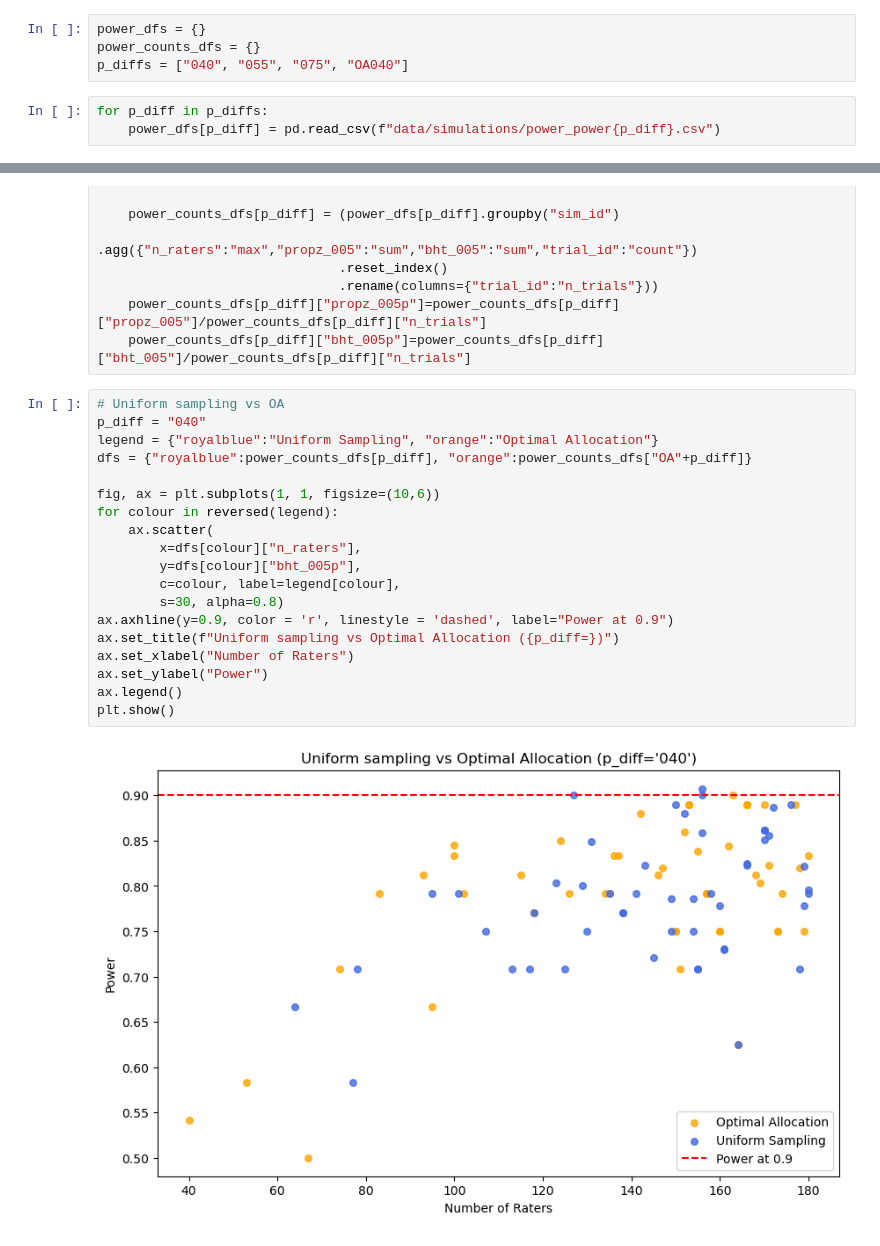
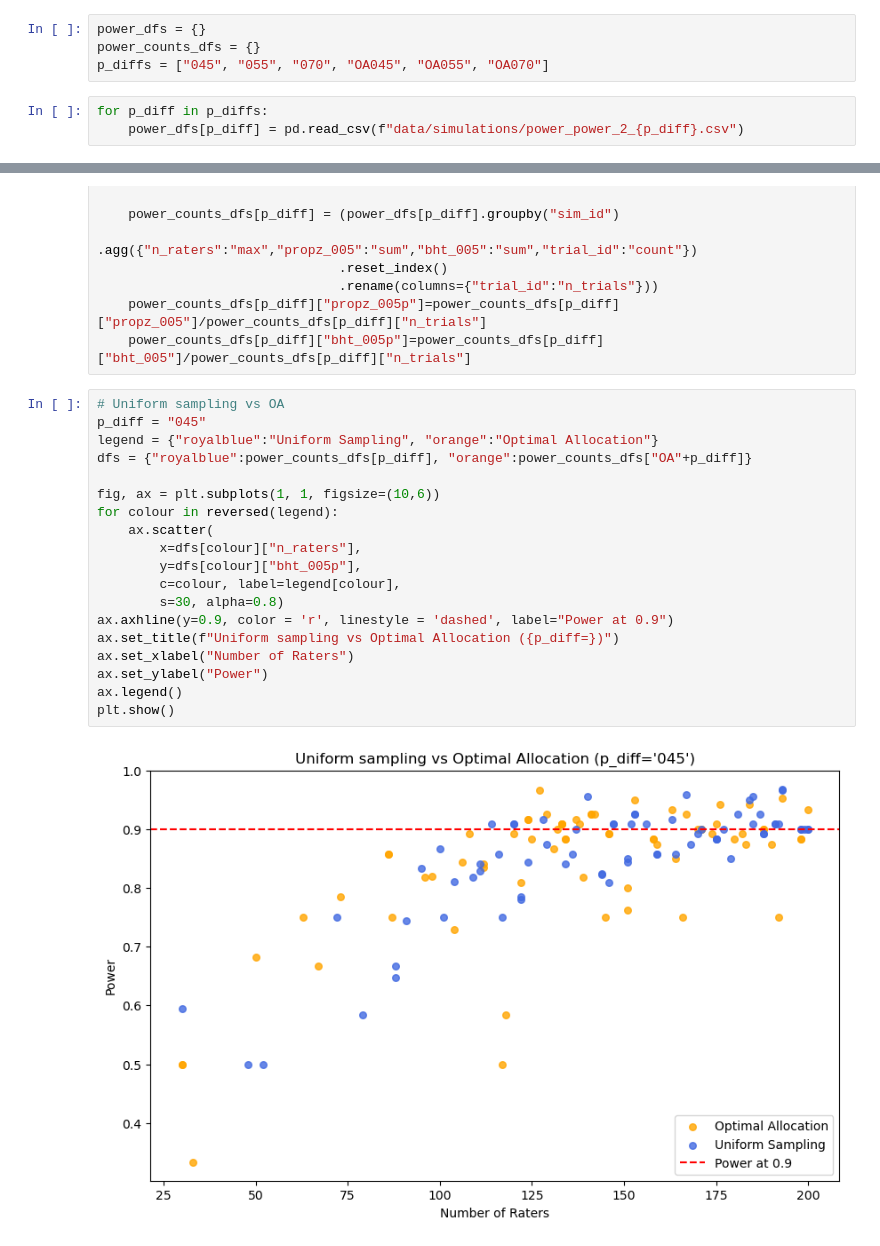
Before and after one commit to imrogerjiang/bayesian-inference-topic-measures, a Jupyter notebook: Plotting Simulation Results.ipynb, the cells around one changed output, grey strips where cells are left out. Saved outputs shown, nothing was run; the diff lists cells and outputs as text.

```diff
--- a/Plotting Simulation Results.ipynb
+++ b/Plotting Simulation Results.ipynb
@@ -270,10 +270,10 @@ plt.show()
 # %%
 power_dfs = {}
 power_counts_dfs = {}
-p_diffs = ["040", "055", "075", "OA040"]
+p_diffs = ["045", "055", "070", "OA045", "OA055", "OA070"]
 # %%
 for p_diff in p_diffs:
-    power_dfs[p_diff] = pd.read_csv(f"data/simulations/power_power{p_diff}.csv")
+    power_dfs[p_diff] = pd.read_csv(f"data/simulations/power_power_2_{p_diff}.csv")
 # %%
 for p_diff in p_diffs:
     power_dfs[p_diff]["propz_005"]=power_dfs[p_diff]["propz_pval"]<0.05
@@ -287,22 +287,22 @@ for p_diff in p_diffs:
     power_counts_dfs[p_diff]["bht_005p"]=power_counts_dfs[p_diff]["bht_005"]/power_counts_dfs[p_diff]["n_trials"]
 # %%
 # Uniform sampling vs OA
-p_diff = "040"
+p_diff = "045"
 legend = {"royalblue":"Uniform Sampling", "orange":"Optimal Allocation"}
 dfs = {"royalblue":power_counts_dfs[p_diff], "orange":power_counts_dfs["OA"+p_diff]}
 
 fig, ax = plt.subplots(1, 1, figsize=(10,6))
 for colour in reversed(legend):
     ax.scatter(
         x=dfs[colour]["n_raters"],
         y=dfs[colour]["bht_005p"],
         c=colour, label=legend[colour],
         s=30, alpha=0.8)
 ax.axhline(y=0.9, color = 'r', linestyle = 'dashed', label="Power at 0.9")
 ax.set_title(f"Uniform sampling vs Optimal Allocation ({p_diff=})")
 ax.set_xlabel("Number of Raters")
 ax.set_ylabel("Power")
 ax.legend()
 plt.show()
 # %% [output]
-[figure, old version]
+[figure, new version]
```
Also changed, not shown: parts of 8 cells of this notebook, 2 other files.
